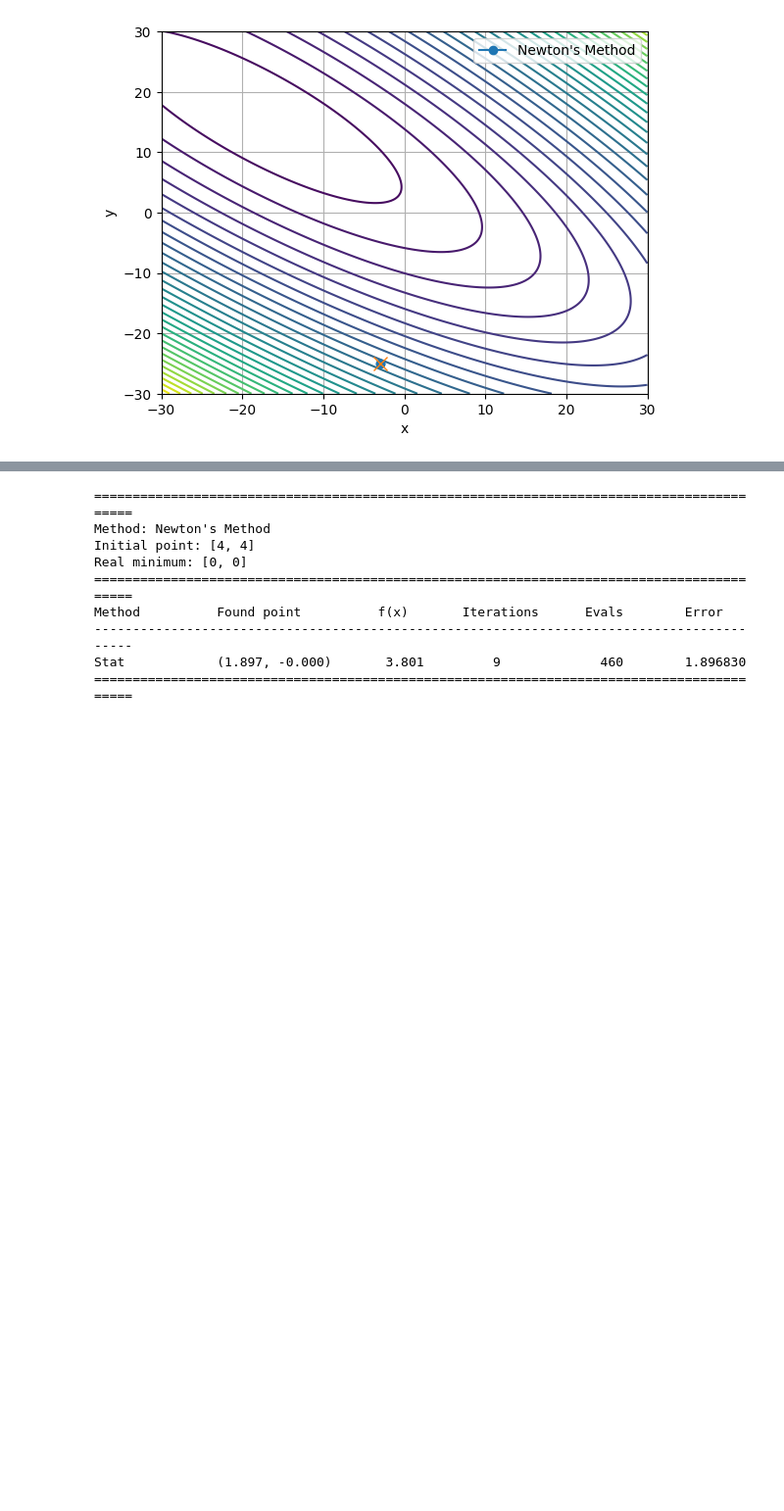
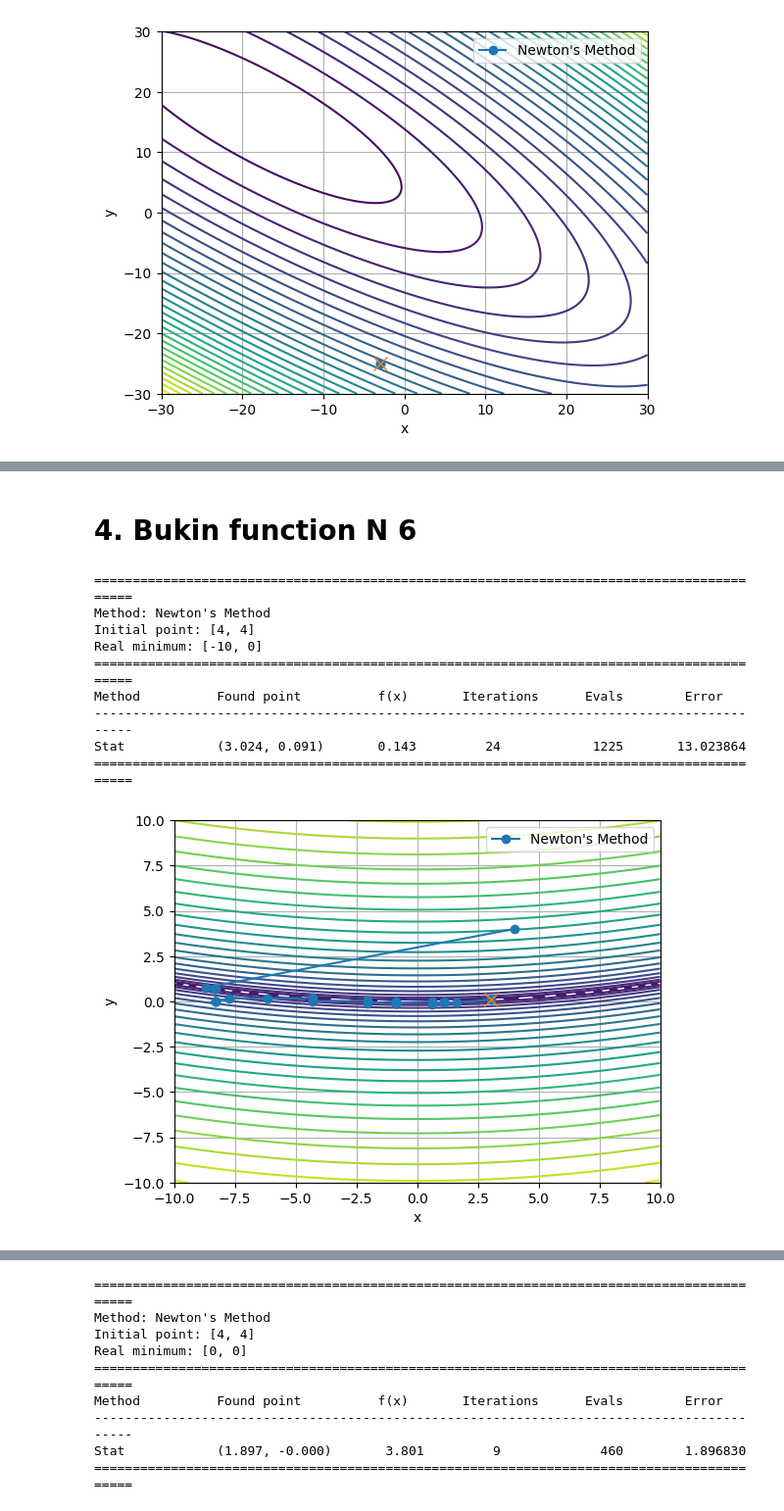
Before and after one commit to 999ashu/Advanced-Optimization-Methods, a Jupyter notebook: NM_GSS.ipynb, the cells around one changed output, grey strips where cells are left out. Shown at 98% size. Drawn from its saved outputs; the diff is of its cells as text; code cells hidden in the pictures; blank space fills up the shorter version.

```diff
--- a/NM_GSS.ipynb
+++ b/NM_GSS.ipynb
@@ -170,2 +179,17 @@ Stat            (-5.000, 3.000)       528.000       1             52         8.9
+# %% [markdown]
+# 4. Bukin function N 6
+# %%
+print_output([4, 4], newton_method, bukin, grad_bukin, [-10, 0], label="Newton's Method", grid=[-10, 10])
+# %% [output]
+==========================================================================================
+Method: Newton's Method
+Initial point: [4, 4]
+Real minimum: [-10, 0]
+==========================================================================================
+Method          Found point          f(x)       Iterations      Evals        Error
+------------------------------------------------------------------------------------------
+Stat            (3.024, 0.091)       0.143         24            1225       13.023864
+==========================================================================================
+[figure, added]
 # %% [markdown]
 
```
Also changed, not shown: parts of 8 cells of this notebook, 1 other file.
